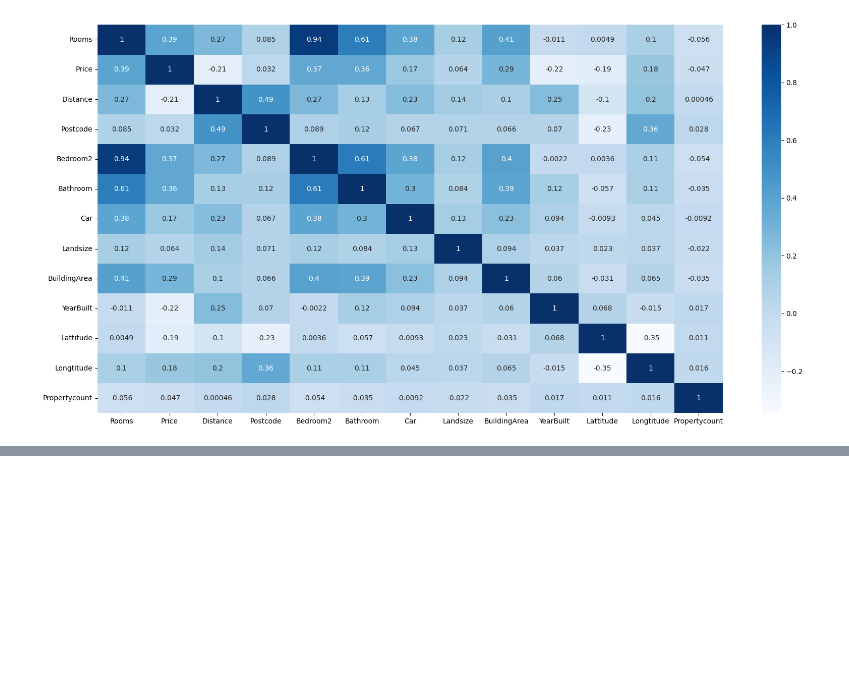
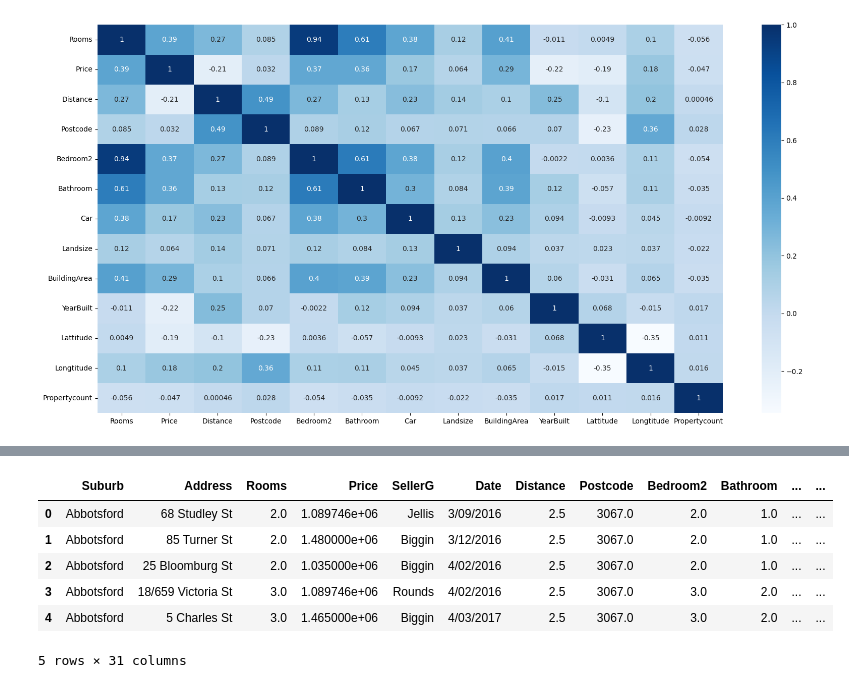
Before and after one commit to gr-uzun/melbourne-housing, a Jupyter notebook: melbourne_housing_project.ipynb, the cells around one changed output, grey strips where cells are left out. Cells and saved outputs as stored; diff of their text form; code cells hidden in the pictures; blank space fills up the shorter version.

```diff
--- a/melbourne_housing_project.ipynb
+++ b/melbourne_housing_project.ipynb
@@ -347,0 +385,5 @@ sns.heatmap(corr, cmap="Blues", annot=True);
+# %%
+#one-hot encoding
+
+one_hot = pd.get_dummies(df[categorical_columns])
+one_hot.head()
@@ -347,0 +397,12 @@ sns.heatmap(corr, cmap="Blues", annot=True);
+# %%
+df_one_hot = pd.concat([df_copy, one_hot], axis=1)
+df_one_hot.drop(categorical_columns, axis=1, inplace=True)
+df_one_hot.head()
+# %% [output]
+|  | Suburb | Address | Rooms | Price | SellerG | Date | Distance | Postcode | Bedroom2 | Bathroom | ... | ... |
+| 0 | Abbotsford | 68 Studley St | 2.0 | 1.089746e+06 | Jellis | 3/09/2016 | 2.5 | 3067.0 | 2.0 | 1.0 | ... | ... |
+| 1 | Abbotsford | 85 Turner St | 2.0 | 1.480000e+06 | Biggin | 3/12/2016 | 2.5 | 3067.0 | 2.0 | 1.0 | ... | ... |
+| 2 | Abbotsford | 25 Bloomburg St | 2.0 | 1.035000e+06 | Biggin | 4/02/2016 | 2.5 | 3067.0 | 2.0 | 1.0 | ... | ... |
+| 3 | Abbotsford | 18/659 Victoria St | 3.0 | 1.089746e+06 | Rounds | 4/02/2016 | 2.5 | 3067.0 | 3.0 | 2.0 | ... | ... |
+| 4 | Abbotsford | 5 Charles St | 3.0 | 1.465000e+06 | Biggin | 4/03/2017 | 2.5 | 3067.0 | 3.0 | 2.0 | ... | ... |
+5 rows × 31 columns
```
Also changed, not shown: parts of 5 cells of this notebook.
